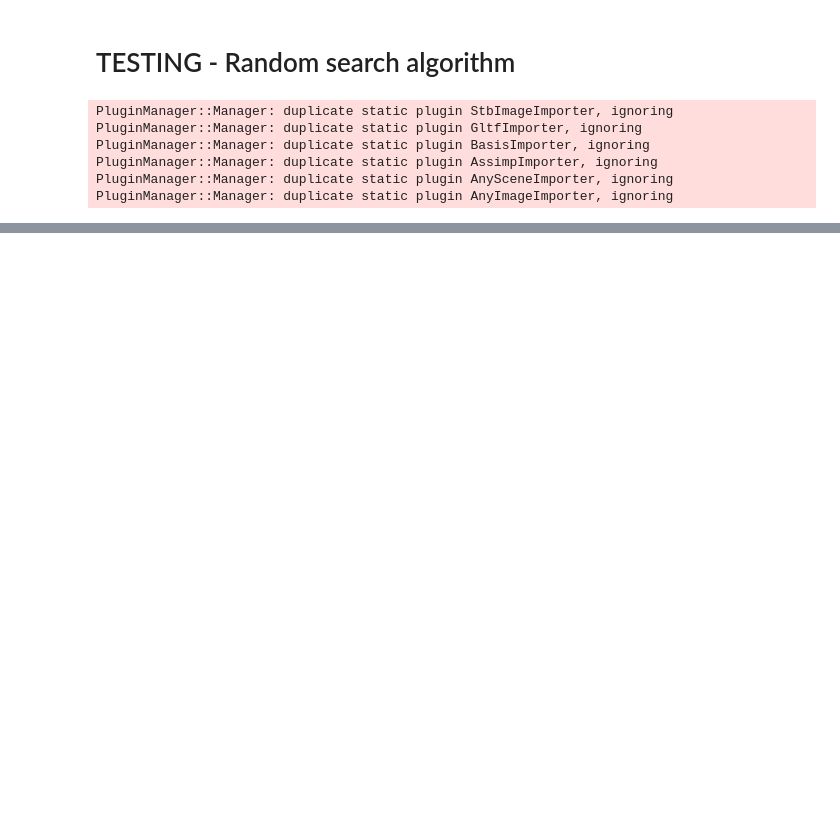
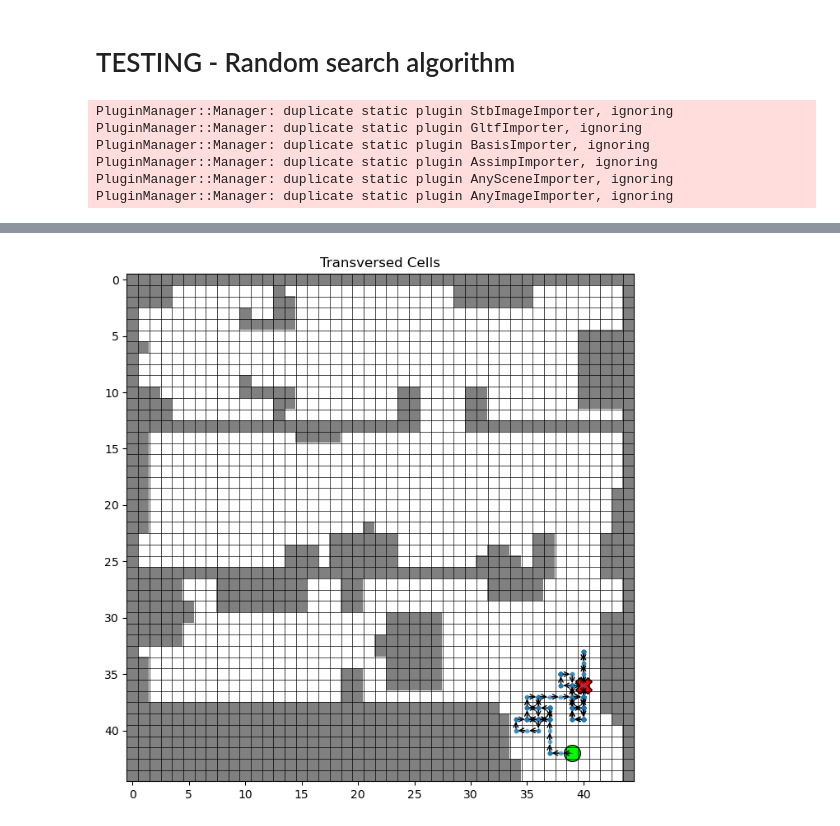
Before and after one commit to joaocb2002/ObjectNav-Msc, a Jupyter notebook: testing-random.ipynb, the cells around one changed output, grey strips where cells are left out. Cells and saved outputs as stored; diff of their text form; code cells hidden in the pictures; blank space fills up the shorter version.

```diff
--- a/testing-random.ipynb
+++ b/testing-random.ipynb
@@ -129,3 +129,14 @@ starting_orientations = [90, 90, 180, 0, 180, 90, 180, 90, 180, 270, 0, 90, 90,
+# %%
+starting_grid_positions = [[42, 39]]
+starting_orientations = [90]
+
+
+import matplotlib.pyplot as plt
+import matplotlib.colors as mcolors
+import math
+import numpy as np
+
+transversed_cells = []
 # %%
 # Epochs metrics
 num_actions_epochs = []
@@ -310,3 +378,37 @@ Simulation 4/100
+# %%
+plt.figure(figsize=(8,8))
+ax = plt.gca()
+ax.imshow(grid_map)
+
+# Black grid lines
+rows, cols = grid_map.shape[:2]
+for i in range(rows):
+    ax.axhline(y=i-0.5, color='black', linewidth=0.5)
+for j in range(cols):
+    ax.axvline(x=j-0.5, color='black', linewidth=0.5)
+
+# Plot transversed cells
+if transversed_cells:
+    x_coords, y_coords = zip(*transversed_cells)
+
+    # normal path points
+    ax.scatter(y_coords, x_coords, s=10, alpha=0.5)
+
+    # trajectory direction (line)
+    ax.plot(y_coords, x_coords, linewidth=1, alpha=0.7)
+
+    # highlight start + end
+    ax.scatter(y_coords[0], x_coords[0], s=200, marker='o', edgecolor='black', facecolor='lime', label='start')
+    ax.scatter(y_coords[-1], x_coords[-1], s=200, marker='X', edgecolor='black', facecolor='red', label='end')
+
+    # optional arrows between each step (uncomment if you want them)
+    for (x1,y1), (x2,y2) in zip(transversed_cells[:-1], transversed_cells[1:]):
+        ax.annotate('', xy=(y2,x2), xytext=(y1,x1), arrowprops=dict(arrowstyle='->', lw=1))
+
+ax.set_title('Transversed Cells')
+plt.savefig("outputs/transversed_cells.png")
+# %% [output]
+[figure, added]
 # %%
 import numpy as np
 
```
Also changed, not shown: parts of 5 cells of this notebook, 15 other files.
